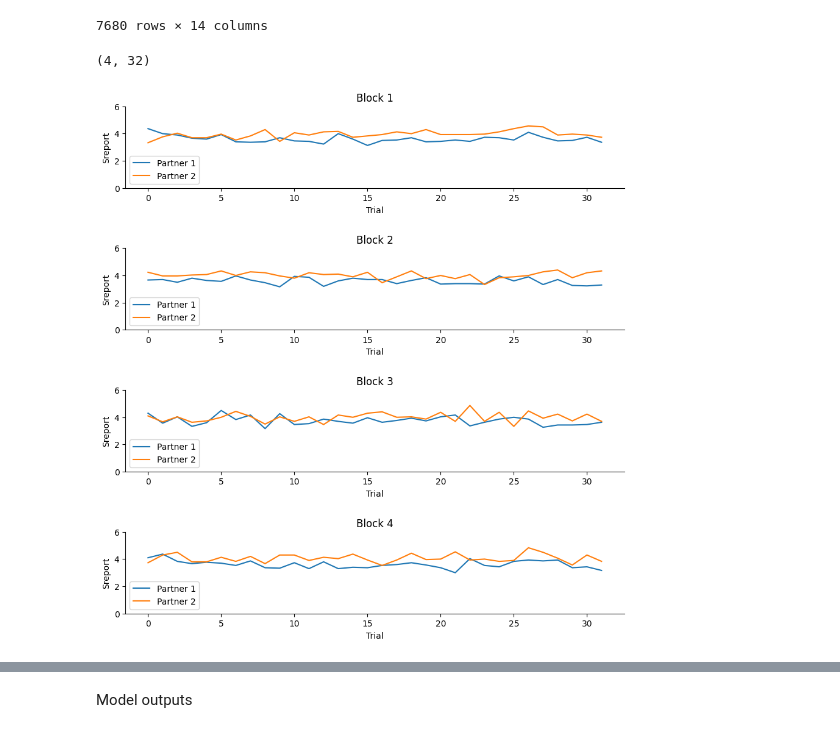
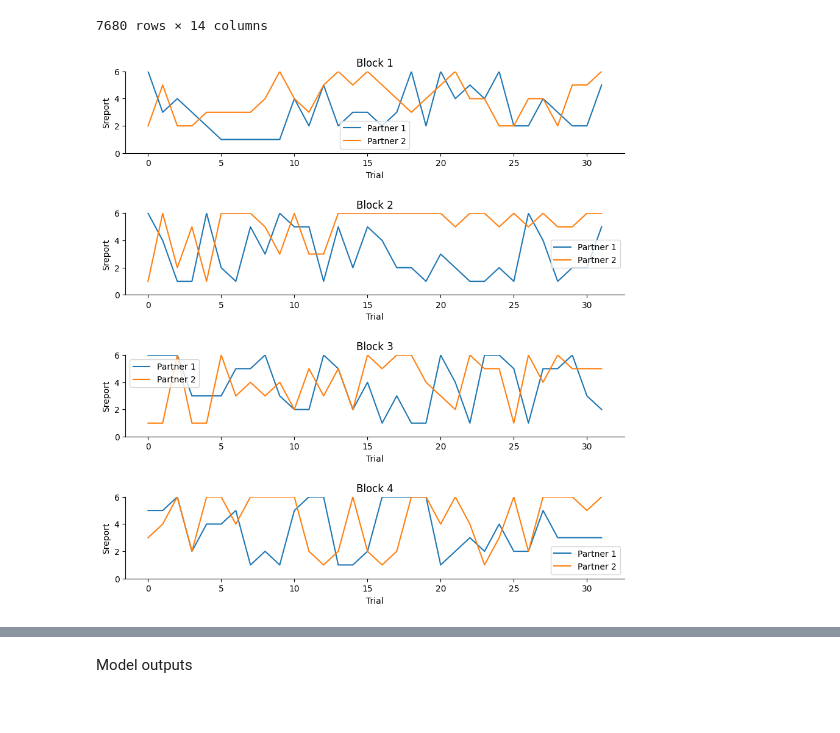
Before and after one commit to meikeoschmann/disRNN-conf-match, a Jupyter notebook: CogModelingRNNsTutorial/plotting.ipynb, the cells around one changed output, grey strips where cells are left out. Drawn from its saved outputs; the diff is of its cells as text; code cells hidden in the pictures.

Commit message:
plots for human and model confidence

```diff
--- a/CogModelingRNNsTutorial/plotting.ipynb
+++ b/CogModelingRNNsTutorial/plotting.ipynb
@@ -53,26 +53,24 @@ confidence2 = confidence2.astype(int)
 
 mean_subjects1 = np.mean(confidence1, axis=2)
 mean_subjects2 = np.mean(confidence2, axis=2)
-# %%
-mean_subjects1.shape
-# %% [output]
-(4, 32)
 # %%
 # Plot mean Sreport for each block
 fig, ax = plt.subplots(4, figsize=(10, 10))
 fig.tight_layout(pad=5)
 for i in range(n_blocks):
-    ax[i].plot(mean_subjects1[i, :], label='Partner 1')
-    ax[i].plot(mean_subjects2[i, :], label='Partner 2')
+    #ax[i].plot(mean_subjects1[i, :], label='Partner 1')
+    ax[i].plot(confidence1[i,:, 1], label='Partner 1')
+    #ax[i].plot(mean_subjects2[i, :], label='Partner 2')
+    ax[i].plot(confidence2[i,:, 1], label='Partner 2')
     ax[i].legend()
     ax[i].set_ylim([0, 6])
     ax[i].set_xlabel('Trial')
     ax[i].set_ylabel('Sreport')
     ax[i].set_title('Block {}'.format(i+1))
     ax[i].spines['top'].set_visible(False)
     ax[i].spines['right'].set_visible(False)
 # %% [output]
-[figure, old version]
+[figure, new version]
 # %%
 # # Plot mean Sreport across trials and type
 # plt.figure()
```
Also changed, not shown: parts of 2 cells of this notebook, 1 other file.
